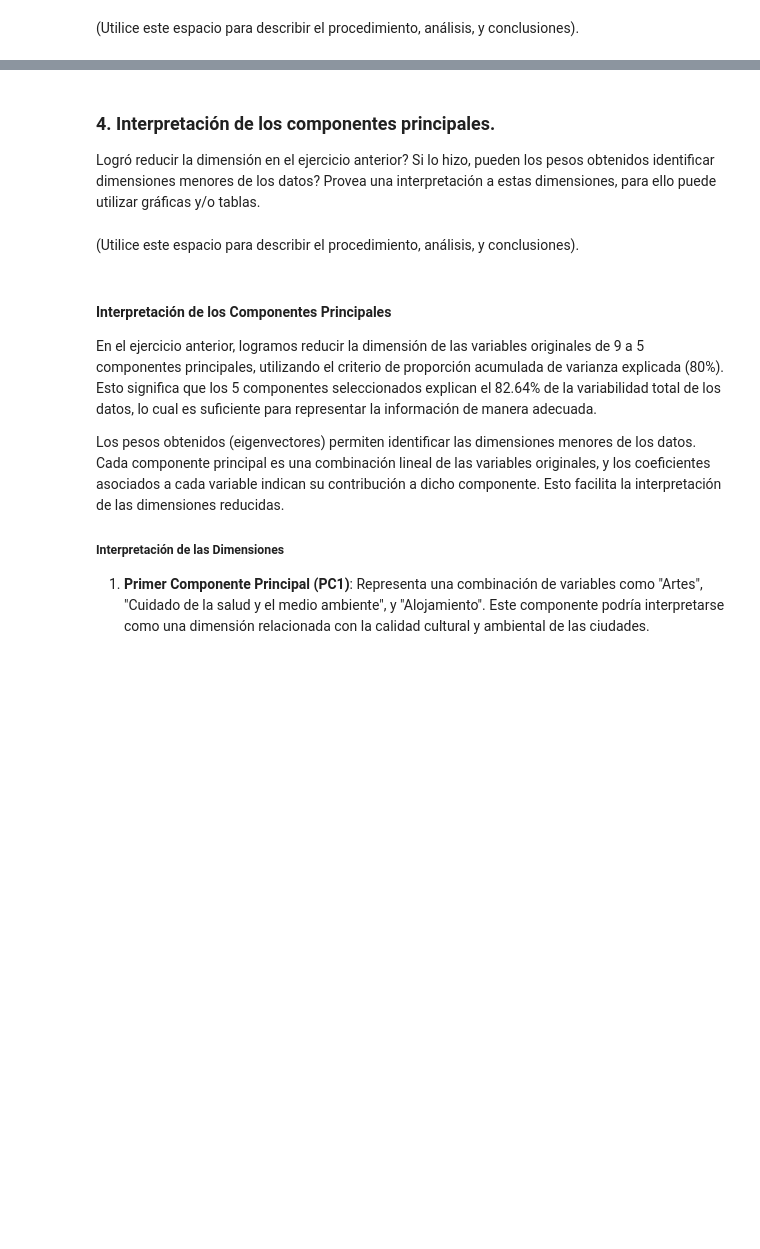
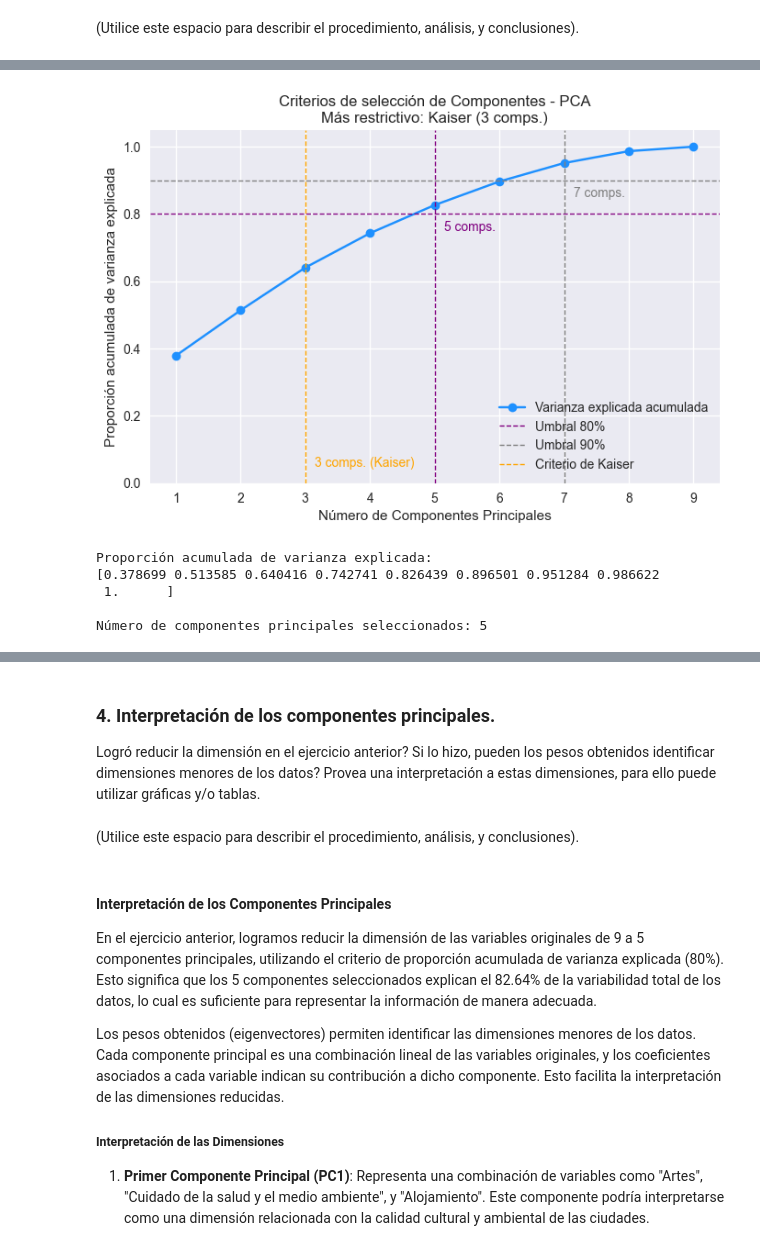
Before and after one commit to DanielEMontero/MIAD_ANS_202514, a Jupyter notebook: Semana 1/S1_LC_Taller_PCA.ipynb, the cells around one changed output, grey strips where cells are left out. Saved outputs shown, nothing was run; the diff lists cells and outputs as text; code cells hidden in the pictures; blank space fills up the shorter version.

```diff
--- a/Semana 1/S1_LC_Taller_PCA.ipynb
+++ b/Semana 1/S1_LC_Taller_PCA.ipynb
@@ -436,0 +474,57 @@ Número de componentes principales seleccionados: 5
+# %%
+colors = ['purple', 'gray']
+threshold_components = {}
+
+plt.figure(figsize=(8, 5))
+
+# Gráfica de codo
+plt.plot(range(1, len(eigenvalues) + 1),
+         cumulative_variance_ratio,
+         marker='o', linestyle='-',
+         color='dodgerblue', label='Varianza explicada acumulada')
+
+# Líneas horizontales y verticales para cada umbral
+for t, c in zip(thresholds, colors):
+    num_components = np.argmax(cumulative_variance_ratio >= t) + 1
+    threshold_components[f"Umbral {int(t*100)}%"] = num_components
+    plt.axhline(y=t, color=c, linestyle='--', label=f'Umbral {int(t*100)}%', linewidth=1)
+    plt.axvline(x=num_components, color=c, linestyle='--', linewidth=1)
+    plt.text(num_components + 0.15, t - 0.05,
+             f"{num_components} comps.",
+             color=c, fontsize=10)
+
+# Criterio de Kaiser: eigenvalores > 1
+kaiser_components = np.sum(eigenvalues > 1)
+threshold_components["Kaiser"] = kaiser_components
+plt.axvline(x=kaiser_components, color='orange', linestyle='--', label='Criterio de Kaiser', linewidth=1)
+plt.text(kaiser_components + 0.15, 0.05,
+         f"{kaiser_components} comps. (Kaiser)",
+         color='orange', fontsize=10)
+
+# Determinar el criterio más restrictivo (menor número de componentes)
+restrictive_criterion = min(threshold_components, key=threshold_components.get)
+restrictive_value = threshold_components[restrictive_criterion]
+
+plt.xlabel('Número de Componentes Principales')
+plt.ylabel('Proporción acumulada de varianza explicada')
+plt.title(f'Criterios de selección de Componentes - PCA\nMás restrictivo: {restrictive_criterion} ({restrictive_value} comps.)')
+plt.xticks(range(1, len(eigenvalues) + 1))
+plt.ylim(0, 1.05)
+plt.legend()
+plt.grid(True)
+# %% [output]
+[figure, added]
+# %%
+# Mostrar la proporción de varianza explicada acumulada
+print("\nProporción acumulada de varianza explicada:")
+print(cumulative_variance_ratio)
+
+# Selección de componentes principales
+num_components = np.argmax(cumulative_variance_ratio >= 0.8) + 1
+print(f"\nNúmero de componentes principales seleccionados: {num_components}")
+# %% [output]
+Proporción acumulada de varianza explicada:
+[0.378699 0.513585 0.640416 0.742741 0.826439 0.896501 0.951284 0.986622
+ 1.      ]
+
+Número de componentes principales seleccionados: 5
```
Also changed, not shown: parts of 7 cells of this notebook.
